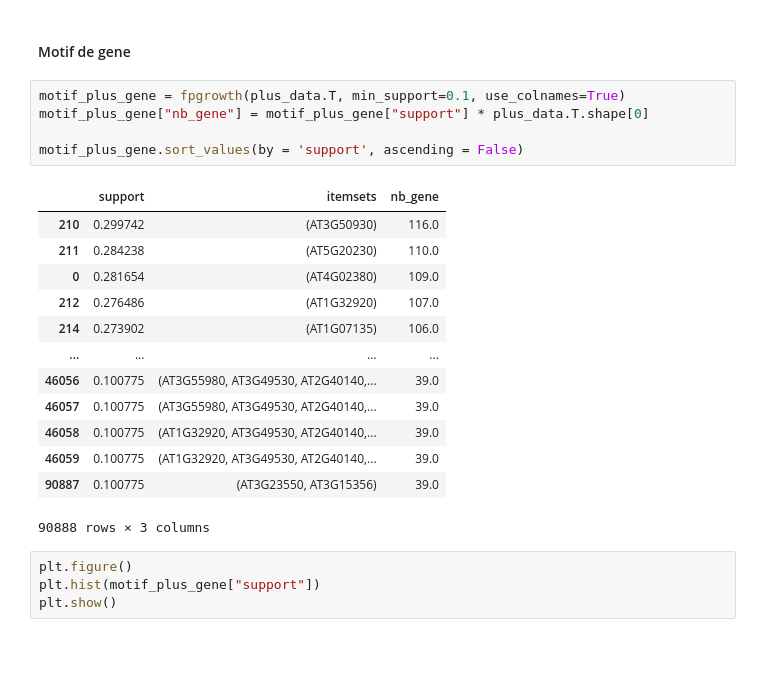
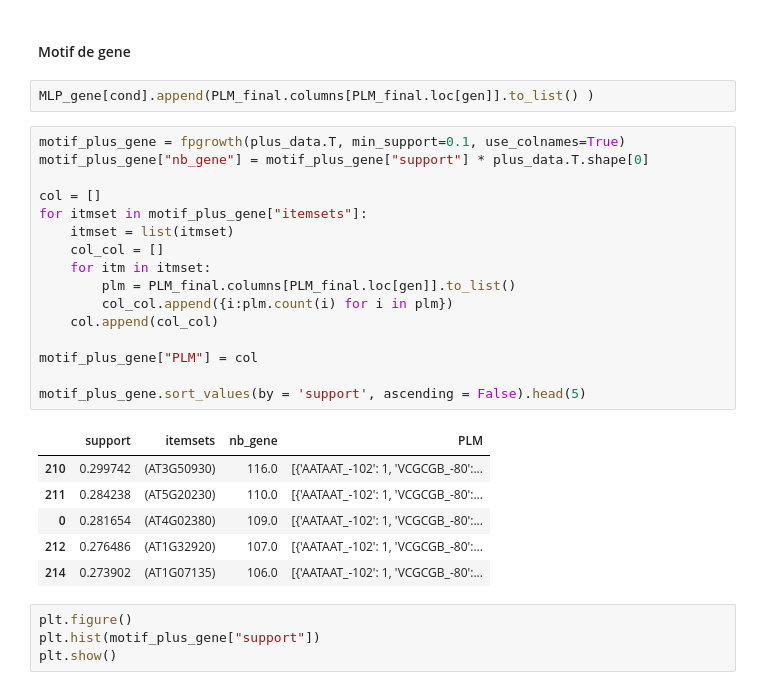
Before and after one commit to JhonatanFelix/Projet_fil_rouge_2024, a Jupyter notebook: motif_frequent_gen.ipynb, the cells around one changed output. Drawn from its saved outputs; the diff is of its cells as text; blank space fills up the shorter version.

```diff
--- a/motif_frequent_gen.ipynb
+++ b/motif_frequent_gen.ipynb
@@ -239,25 +200,31 @@ Condition avec expression positif dans ceux avec expression négative :  0.68571
 Condition avec expression négatif dans ceux avec expression positive :  0.8275862068965517
 # %% [markdown]
 #### Motif de gene
+# %%
+MLP_gene[cond].append(PLM_final.columns[PLM_final.loc[gen]].to_list() )
 # %%
 motif_plus_gene = fpgrowth(plus_data.T, min_support=0.1, use_colnames=True)
 motif_plus_gene["nb_gene"] = motif_plus_gene["support"] * plus_data.T.shape[0]
 
-motif_plus_gene.sort_values(by = 'support', ascending = False)
+col = []
+for itmset in motif_plus_gene["itemsets"]:
+    itmset = list(itmset)
+    col_col = []
+    for itm in itmset:
+        plm = PLM_final.columns[PLM_final.loc[gen]].to_list()
+        col_col.append({i:plm.count(i) for i in plm})
+    col.append(col_col)
+
+motif_plus_gene["PLM"] = col
+
+motif_plus_gene.sort_values(by = 'support', ascending = False).head(5)
 # %% [output]
-|  | support | itemsets | nb_gene |
-| 210 | 0.299742 | (AT3G50930) | 116.0 |
-| 211 | 0.284238 | (AT5G20230) | 110.0 |
-| 0 | 0.281654 | (AT4G02380) | 109.0 |
-| 212 | 0.276486 | (AT1G32920) | 107.0 |
-| 214 | 0.273902 | (AT1G07135) | 106.0 |
-| ... | ... | ... | ... |
-| 46056 | 0.100775 | (AT3G55980, AT3G49530, AT2G40140,... | 39.0 |
-| 46057 | 0.100775 | (AT3G55980, AT3G49530, AT2G40140,... | 39.0 |
-| 46058 | 0.100775 | (AT1G32920, AT3G49530, AT2G40140,... | 39.0 |
-| 46059 | 0.100775 | (AT1G32920, AT3G49530, AT2G40140,... | 39.0 |
-| 90887 | 0.100775 | (AT3G23550, AT3G15356) | 39.0 |
+|  | support | itemsets | nb_gene | PLM |
+| 210 | 0.299742 | (AT3G50930) | 116.0 | [{'AATAAT_-102': 1, 'VCGCGB_-80':... |
+| 211 | 0.284238 | (AT5G20230) | 110.0 | [{'AATAAT_-102': 1, 'VCGCGB_-80':... |
+| 0 | 0.281654 | (AT4G02380) | 109.0 | [{'AATAAT_-102': 1, 'VCGCGB_-80':... |
+| 212 | 0.276486 | (AT1G32920) | 107.0 | [{'AATAAT_-102': 1, 'VCGCGB_-80':... |
+| 214 | 0.273902 | (AT1G07135) | 106.0 | [{'AATAAT_-102': 1, 'VCGCGB_-80':... |
-90888 rows × 3 columns
 # %%
 plt.figure()
 plt.hist(motif_plus_gene["support"])
```
Also changed, not shown: parts of 3 cells of this notebook.
